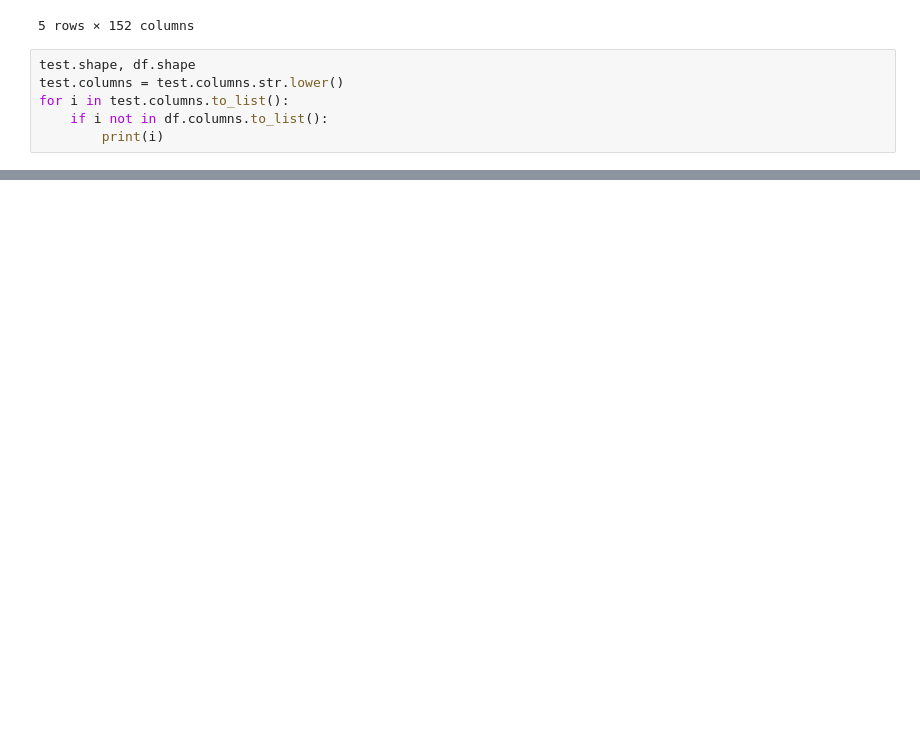
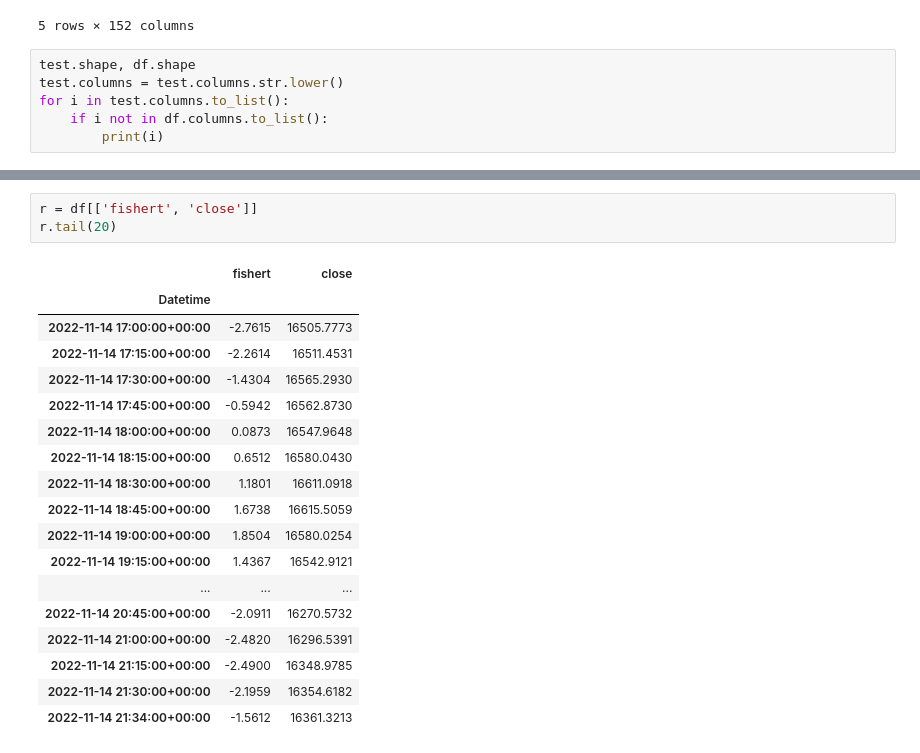
Before and after one commit to kozanakyel/KZ-Engine-Backend, a Jupyter notebook: KZ_project_setup/notebooks/analysis_actual.ipynb, the cells around one changed output, grey strips where cells are left out. Cells and saved outputs as stored; diff of their text form; blank space fills up the shorter version.

```diff
--- a/KZ_project_setup/notebooks/analysis_actual.ipynb
+++ b/KZ_project_setup/notebooks/analysis_actual.ipynb
@@ -111,0 +88,22 @@ Name: fisherts, dtype: float64
+# %%
+r = df[['fishert', 'close']]
+r.tail(20)
+# %% [output]
+|  | fishert | close |
+| Datetime |  |  |
+| 2022-11-14 17:00:00+00:00 | -2.7615 | 16505.7773 |
+| 2022-11-14 17:15:00+00:00 | -2.2614 | 16511.4531 |
+| 2022-11-14 17:30:00+00:00 | -1.4304 | 16565.2930 |
+| 2022-11-14 17:45:00+00:00 | -0.5942 | 16562.8730 |
+| 2022-11-14 18:00:00+00:00 | 0.0873 | 16547.9648 |
+| 2022-11-14 18:15:00+00:00 | 0.6512 | 16580.0430 |
+| 2022-11-14 18:30:00+00:00 | 1.1801 | 16611.0918 |
+| 2022-11-14 18:45:00+00:00 | 1.6738 | 16615.5059 |
+| 2022-11-14 19:00:00+00:00 | 1.8504 | 16580.0254 |
+| 2022-11-14 19:15:00+00:00 | 1.4367 | 16542.9121 |
+| ... | ... | ... |
+| 2022-11-14 20:45:00+00:00 | -2.0911 | 16270.5732 |
+| 2022-11-14 21:00:00+00:00 | -2.4820 | 16296.5391 |
+| 2022-11-14 21:15:00+00:00 | -2.4900 | 16348.9785 |
+| 2022-11-14 21:30:00+00:00 | -2.1959 | 16354.6182 |
+| 2022-11-14 21:34:00+00:00 | -1.5612 | 16361.3213 |
```
Also changed, not shown: parts of 6 cells of this notebook, 2 other files.
